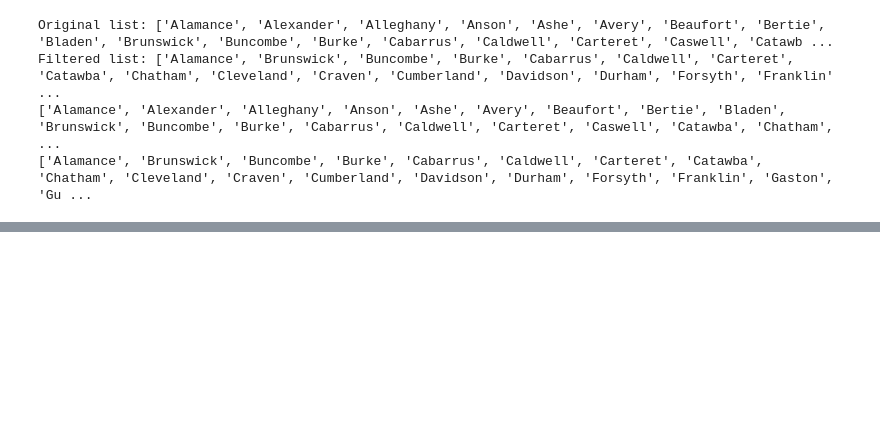
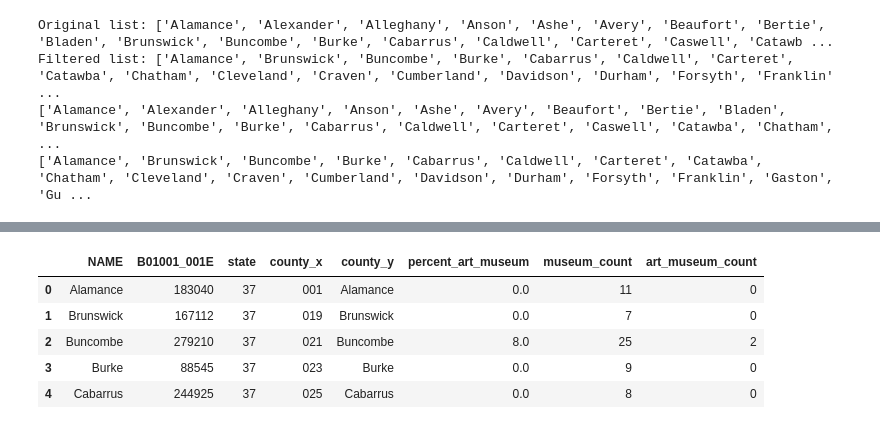
Before and after one commit to allisonbri/DataSciencePortfolio, a Jupyter notebook: PortfolioProject1.ipynb, the cells around one changed output, grey strips where cells are left out. Cells and saved outputs as stored; diff of their text form; code cells hidden in the pictures; blank space fills up the shorter version.

Commit message:
data funky but progress made!

```diff
--- a/PortfolioProject1.ipynb
+++ b/PortfolioProject1.ipynb
@@ -118,6 +118,8 @@ dfcsv_filtered = dfcsv[dfcsv['county'].isin(filtered_list)]
 print(dfcsv_filtered)
 
 len(dfcsv_filtered)
+
+df['NAME'] = filtered_list
 # %% [output]
          county  percent_art_museum  museum_count  art_museum_count
 0      Alamance                0.00            11                 0
@@ -144,3 +151,21 @@ len(df)
+# %%
+
+
+df: pd.DataFrame = df.merge(
+    right = dfcsv_filtered, # The other dataframe we would like to merge on
+    left_on = ["NAME"], # The names of the column in the left dataframe we would like to merge on
+    right_on = ["county"], # The names of the column in the right dataframe we would like to merge on
+    how = "right" # The type of merge
+)
+
+df.head()
+# %% [output]
+|  | NAME | B01001_001E | state | county_x | county_y | percent_art_museum | museum_count | art_museum_count |
+| 0 | Alamance | 183040 | 37 | 001 | Alamance | 0.0 | 11 | 0 |
+| 1 | Brunswick | 167112 | 37 | 019 | Brunswick | 0.0 | 7 | 0 |
+| 2 | Buncombe | 279210 | 37 | 021 | Buncombe | 8.0 | 25 | 2 |
+| 3 | Burke | 88545 | 37 | 023 | Burke | 0.0 | 9 | 0 |
+| 4 | Cabarrus | 244925 | 37 | 025 | Cabarrus | 0.0 | 8 | 0 |
 # %%
 numeric_cols = [
     #"NAME",            # County name
```
Also changed, not shown: parts of 5 cells of this notebook.
